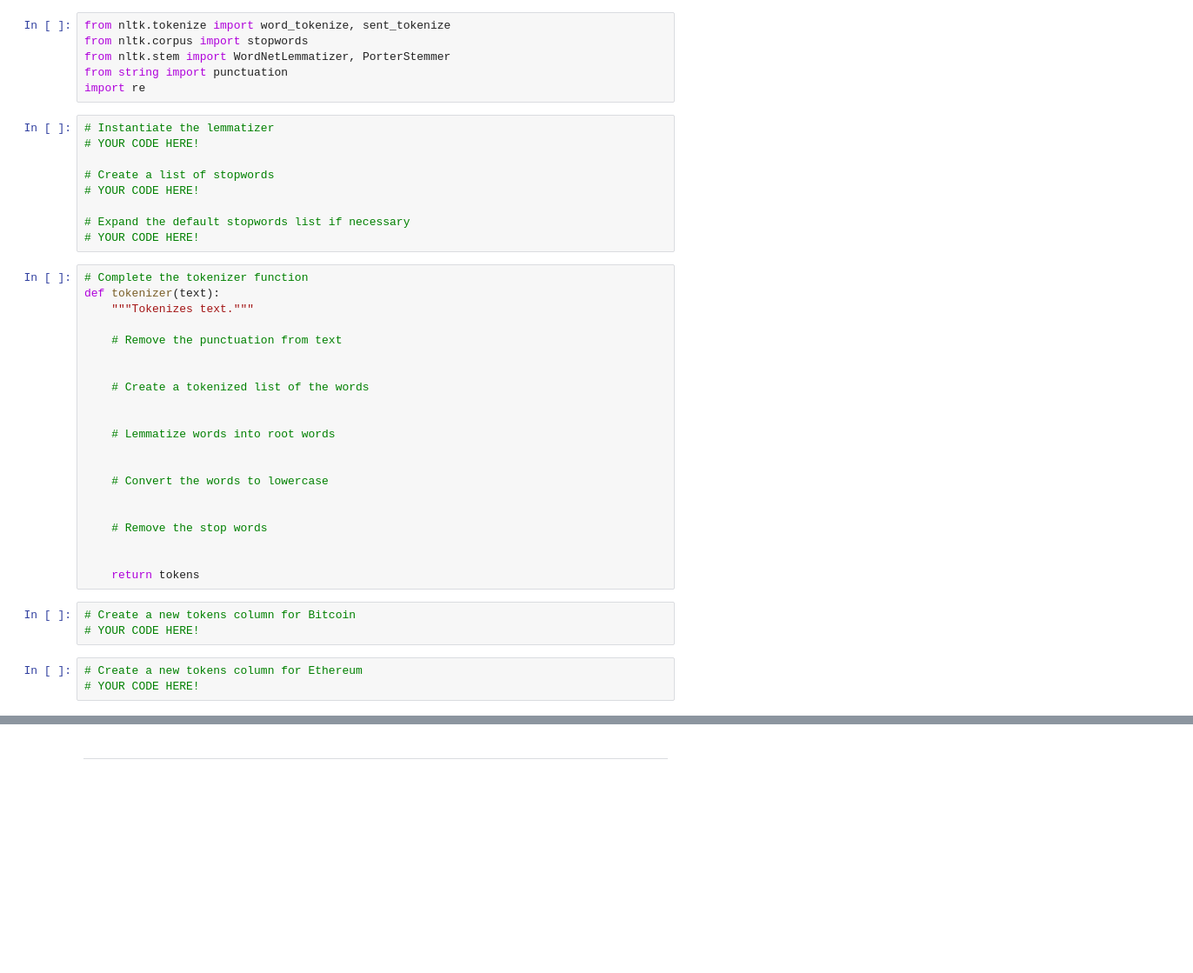
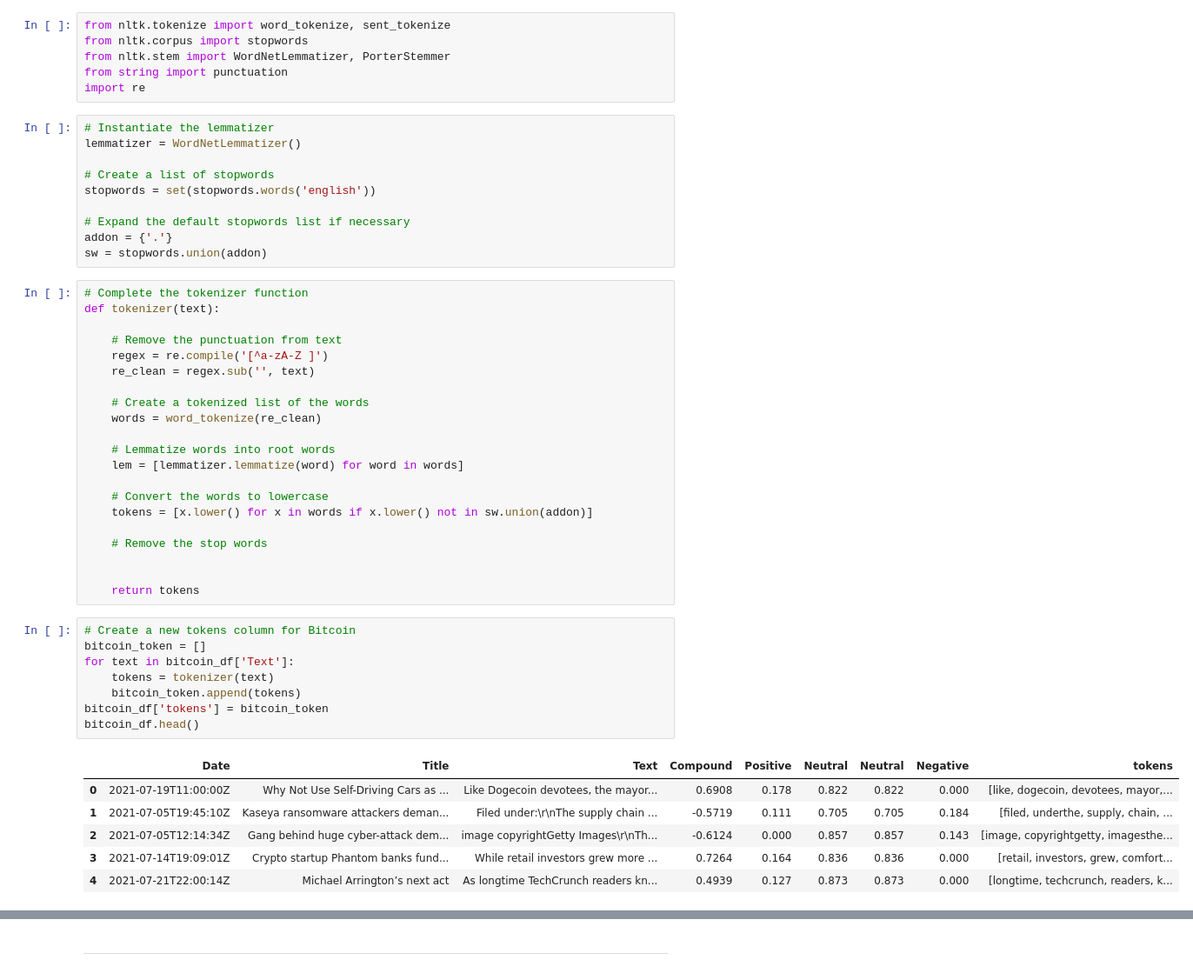
Before and after one commit to Wil-bro0824/Tales-From-Crypto, a Jupyter notebook: crypto_sentiment.ipynb, the cells around one changed output, grey strips where cells are left out. Shown at 87% size. Saved outputs shown, nothing was run; the diff lists cells and outputs as text; blank space fills up the shorter version.

```diff
--- a/crypto_sentiment.ipynb
+++ b/crypto_sentiment.ipynb
@@ -184,37 +184,47 @@ from string import punctuation
 import re
 # %%
 # Instantiate the lemmatizer
-# YOUR CODE HERE!
+lemmatizer = WordNetLemmatizer()
 
 # Create a list of stopwords
-# YOUR CODE HERE!
+stopwords = set(stopwords.words('english'))
 
 # Expand the default stopwords list if necessary
-# YOUR CODE HERE!
+addon = {'.'}
+sw = stopwords.union(addon)
 # %%
 # Complete the tokenizer function
 def tokenizer(text):
-    """Tokenizes text."""
 
     # Remove the punctuation from text
-
+    regex = re.compile('[^a-zA-Z ]')
+    re_clean = regex.sub('', text)
 
     # Create a tokenized list of the words
-
+    words = word_tokenize(re_clean)
 
     # Lemmatize words into root words
-
+    lem = [lemmatizer.lemmatize(word) for word in words]
 
     # Convert the words to lowercase
-
+    tokens = [x.lower() for x in words if x.lower() not in sw.union(addon)]
 
     # Remove the stop words
 
 
     return tokens
-# %%
-# Create a new tokens column for Bitcoin
-# YOUR CODE HERE!
-# %%
-# Create a new tokens column for Ethereum
-# YOUR CODE HERE!
+# %%
+# Create a new tokens column for Bitcoin
+bitcoin_token = []
+for text in bitcoin_df['Text']:
+    tokens = tokenizer(text)
+    bitcoin_token.append(tokens)
+bitcoin_df['tokens'] = bitcoin_token
+bitcoin_df.head()
+# %% [output]
+|  | Date | Title | Text | Compound | Positive | Neutral | Neutral | Negative | tokens |
+| 0 | 2021-07-19T11:00:00Z | Why Not Use Self-Driving Cars as ... | Like Dogecoin devotees, the mayor... | 0.6908 | 0.178 | 0.822 | 0.822 | 0.000 | [like, dogecoin, devotees, mayor,... |
+| 1 | 2021-07-05T19:45:10Z | Kaseya ransomware attackers deman... | Filed under:\r\nThe supply chain ... | -0.5719 | 0.111 | 0.705 | 0.705 | 0.184 | [filed, underthe, supply, chain, ... |
+| 2 | 2021-07-05T12:14:34Z | Gang behind huge cyber-attack dem... | image copyrightGetty Images\r\nTh... | -0.6124 | 0.000 | 0.857 | 0.857 | 0.143 | [image, copyrightgetty, imagesthe... |
+| 3 | 2021-07-14T19:09:01Z | Crypto startup Phantom banks fund... | While retail investors grew more ... | 0.7264 | 0.164 | 0.836 | 0.836 | 0.000 | [retail, investors, grew, comfort... |
+| 4 | 2021-07-21T22:00:14Z | Michael Arrington’s next act | As longtime TechCrunch readers kn... | 0.4939 | 0.127 | 0.873 | 0.873 | 0.000 | [longtime, techcrunch, readers, k... |
```
Also changed, not shown: parts of 7 cells of this notebook.
